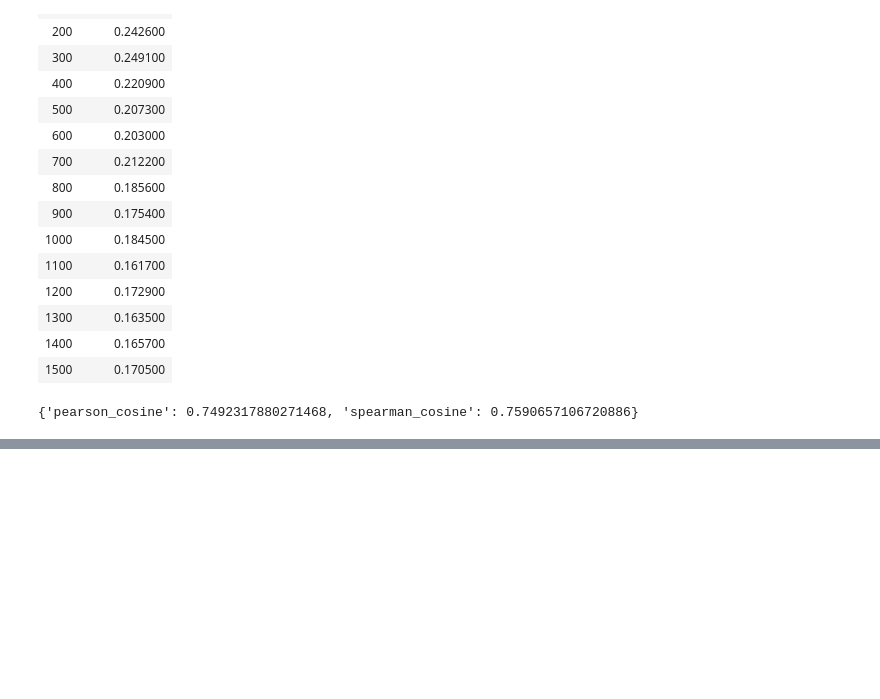
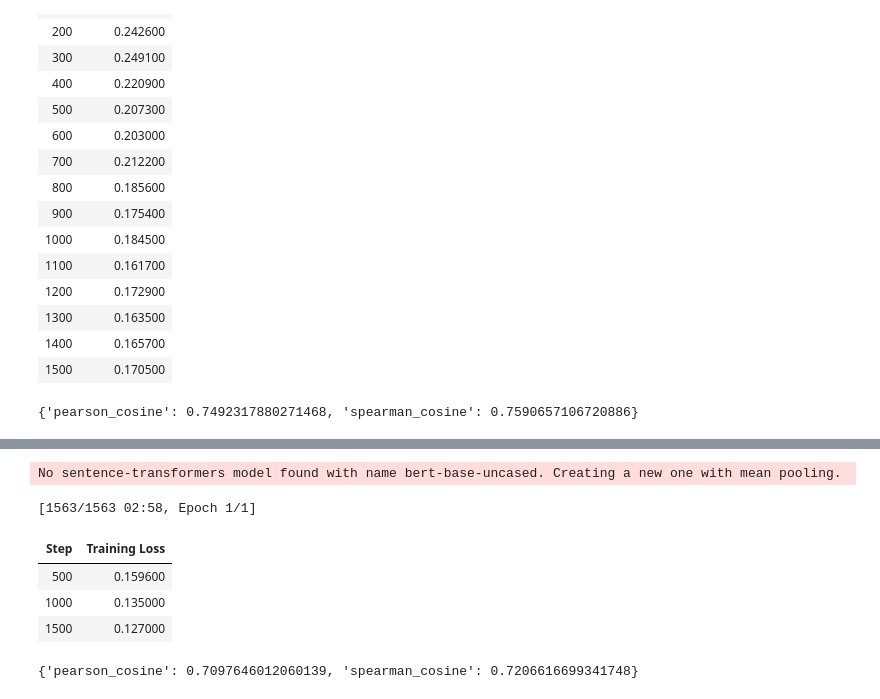
Before and after one commit to ParryingDagger/llm-hands-on, a Jupyter notebook: c10-build-embedding-model.ipynb, the cells around one changed output, grey strips where cells are left out. Cells and saved outputs as stored; diff of their text form; code cells hidden in the pictures; blank space fills up the shorter version.

```diff
--- a/c10-build-embedding-model.ipynb
+++ b/c10-build-embedding-model.ipynb
@@ -291,0 +471,63 @@ No sentence-transformers model found with name bert-base-uncased. Creating a new
+# %%
+import numpy as np
+
+
+silver = load_dataset('glue', 'mnli', split='train').select(range(10_000, 50_000))
+pairs = list(zip(silver['premise'], silver['hypothesis']))
+
+output = cross_encoder.predict(pairs, apply_softmax=True, show_progress_bar=True)
+silver = pd.DataFrame({
+    'sentences1': silver['premise'],
+    'sentences2': silver['hypothesis'],
+    'label': np.argmax(output, axis=1)
+})
+# %%
+import pandas as pd
+from sentence_transformers.evaluation import EmbeddingSimilarityEvaluator
+from sentence_transformers import losses, SentenceTransformer
+from sentence_transformers.trainer import SentenceTransformerTrainer
+from sentence_transformers.training_args import SentenceTransformerTrainingArguments
+
+
+data = pd.concat([gold, silver], ignore_index=True, axis=0)
+data.drop_duplicates(subset=['sentences1', 'sentences2'], keep='first')
+train_dataset = Dataset.from_pandas(data, preserve_index=False)
+
+val_sts = load_dataset('glue', 'stsb', split='validation')
+evaluator = EmbeddingSimilarityEvaluator(
+    sentences1=val_sts['sentence1'],
+    sentences2=val_sts['sentence2'],
+    scores=[score/5 for score in val_sts['label']],
+    main_similarity='cosine',
+)
+
+embedding_model = SentenceTransformer('bert-base-uncased')
+train_loss = losses.CosineSimilarityLoss(model=embedding_model)
+
+args = SentenceTransformerTrainingArguments(
+    output_dir='models/augmented_bert-base-uncased',
+    num_train_epochs=1,
+    per_device_train_batch_size=32,
+    per_device_eval_batch_size=32,
+    warmup_steps=100,
+    fp16=True,
+    eval_steps=100,
+)
+trainer = SentenceTransformerTrainer(
+    model=embedding_model,
+    args=args,
+    train_dataset=train_dataset,
+    loss=train_loss,
+    evaluator=evaluator,
+)
+
+trainer.train()
+evaluator(embedding_model)
+# %% [output]
+No sentence-transformers model found with name bert-base-uncased. Creating a new one with mean pooling.
+[1563/1563 02:58, Epoch 1/1]
+| Step | Training Loss |
+| 500 | 0.159600 |
+| 1000 | 0.135000 |
+| 1500 | 0.127000 |
+{'pearson_cosine': 0.7097646012060139, 'spearman_cosine': 0.7206616699341748}
```
Also changed, not shown: parts of 10 cells of this notebook, 1 other file.
